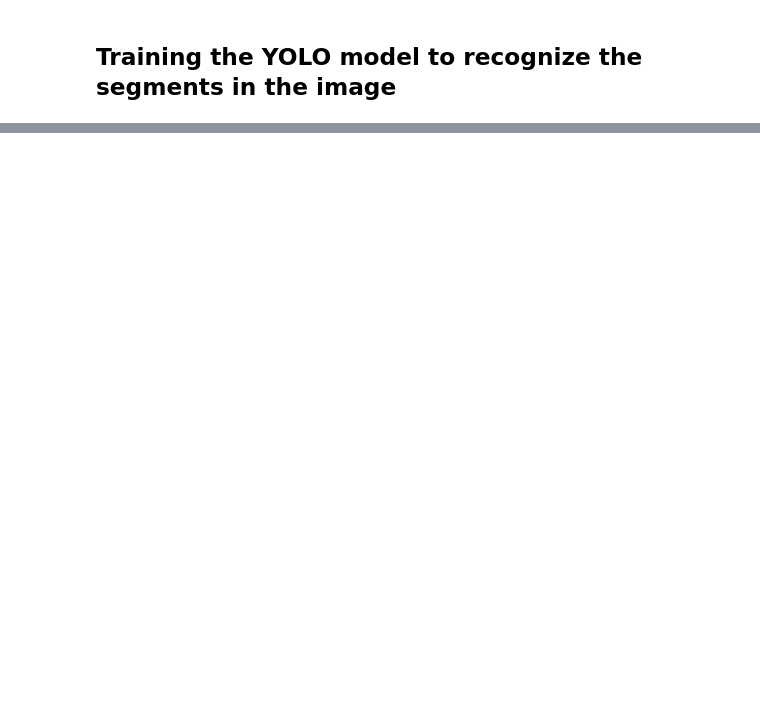
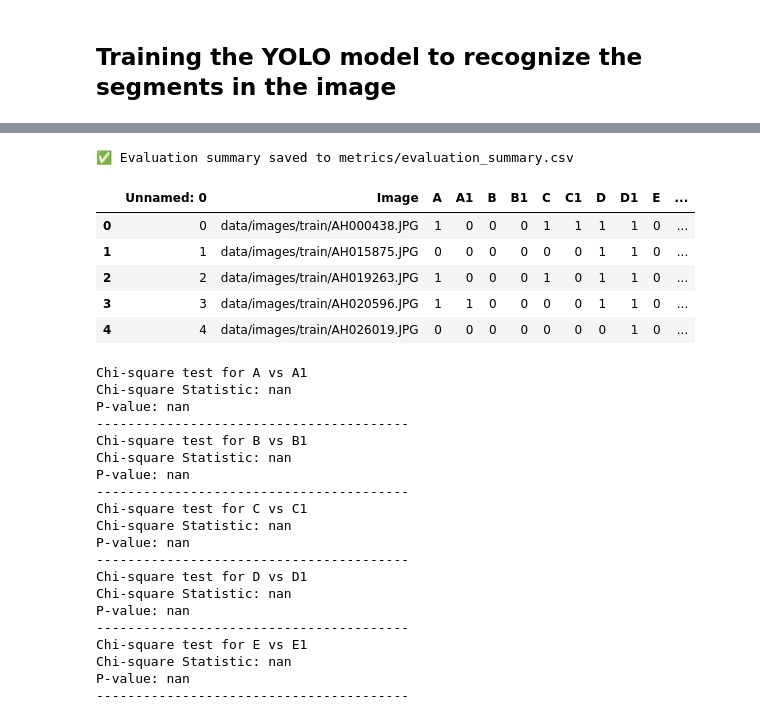
Before and after one commit to DollyPy/MRIDetection, a Jupyter notebook: MRI Detection.ipynb, the cells around one changed output, grey strips where cells are left out. Saved outputs shown, nothing was run; the diff lists cells and outputs as text; code cells hidden in the pictures; blank space fills up the shorter version.

```diff
--- a/MRI Detection.ipynb
+++ b/MRI Detection.ipynb
@@ -174,0 +121,6 @@ results2
+# %%
+# Load data
+df = pd.read_csv("file_names.csv")
+fault_columns = ['A', 'B', 'C', 'D', 'E']
+df[fault_columns] = df[fault_columns].replace({'T': 1, 'F': 0})
+df['Image'] = df['Image'].apply(lambda x: f"data/images/train/{x}")
@@ -174,0 +834,56 @@ results2
+# %%
+metrics_df = pd.DataFrame(all_metrics)
+metrics_df.to_excel("metrics/new_evaluation_summary.xlsx", index=False)
+print("\n✅ Evaluation summary saved to metrics/evaluation_summary.csv")
+# %% [output]
+✅ Evaluation summary saved to metrics/evaluation_summary.csv
+# %%
+from scipy.stats import chisquare
+import pandas as pd
+
+# Load your data
+result_df = pd.read_csv("final_data.csv")
+display(result_df.head())
+
+# Adjusted Chi-Square test
+#for obs, exp in [("A", "A1"), ("B", "B1"), ("C", "C1"), ("D", "D1"), ("E", "E1")]:
+observed = result_df[obs]
+expected = result_df[exp]
+
+# Scale expected to match observed total
+expected_scaled = n.array(expected * (observed.sum() / expected.sum())
+
+# Perform Chi-Square test
+chi_stat, p_value = chisquare(f_obs=observed, f_exp=expected_scaled)
+
+print(f"Chi-square test for {obs} vs {exp}")
+print("Chi-square Statistic:", chi_stat)
+print("P-value:", p_value)
+print("-" * 40)
+# %% [output]
+|  | Unnamed: 0 | Image | A | A1 | B | B1 | C | C1 | D | D1 | E | ... |
+| 0 | 0 | data/images/train/AH000438.JPG | 1 | 0 | 0 | 0 | 1 | 1 | 1 | 1 | 0 | ... |
+| 1 | 1 | data/images/train/AH015875.JPG | 0 | 0 | 0 | 0 | 0 | 0 | 1 | 1 | 0 | ... |
+| 2 | 2 | data/images/train/AH019263.JPG | 1 | 0 | 0 | 0 | 1 | 0 | 1 | 1 | 0 | ... |
+| 3 | 3 | data/images/train/AH020596.JPG | 1 | 1 | 0 | 0 | 0 | 0 | 1 | 1 | 0 | ... |
+| 4 | 4 | data/images/train/AH026019.JPG | 0 | 0 | 0 | 0 | 0 | 0 | 0 | 1 | 0 | ... |
+Chi-square test for A vs A1
+Chi-square Statistic: nan
+P-value: nan
+----------------------------------------
+Chi-square test for B vs B1
+Chi-square Statistic: nan
+P-value: nan
+----------------------------------------
+Chi-square test for C vs C1
+Chi-square Statistic: nan
+P-value: nan
+----------------------------------------
+Chi-square test for D vs D1
+Chi-square Statistic: nan
+P-value: nan
+----------------------------------------
+Chi-square test for E vs E1
+Chi-square Statistic: nan
+P-value: nan
+----------------------------------------
```
Also changed, not shown: parts of 23 cells of this notebook, 10 other files.
